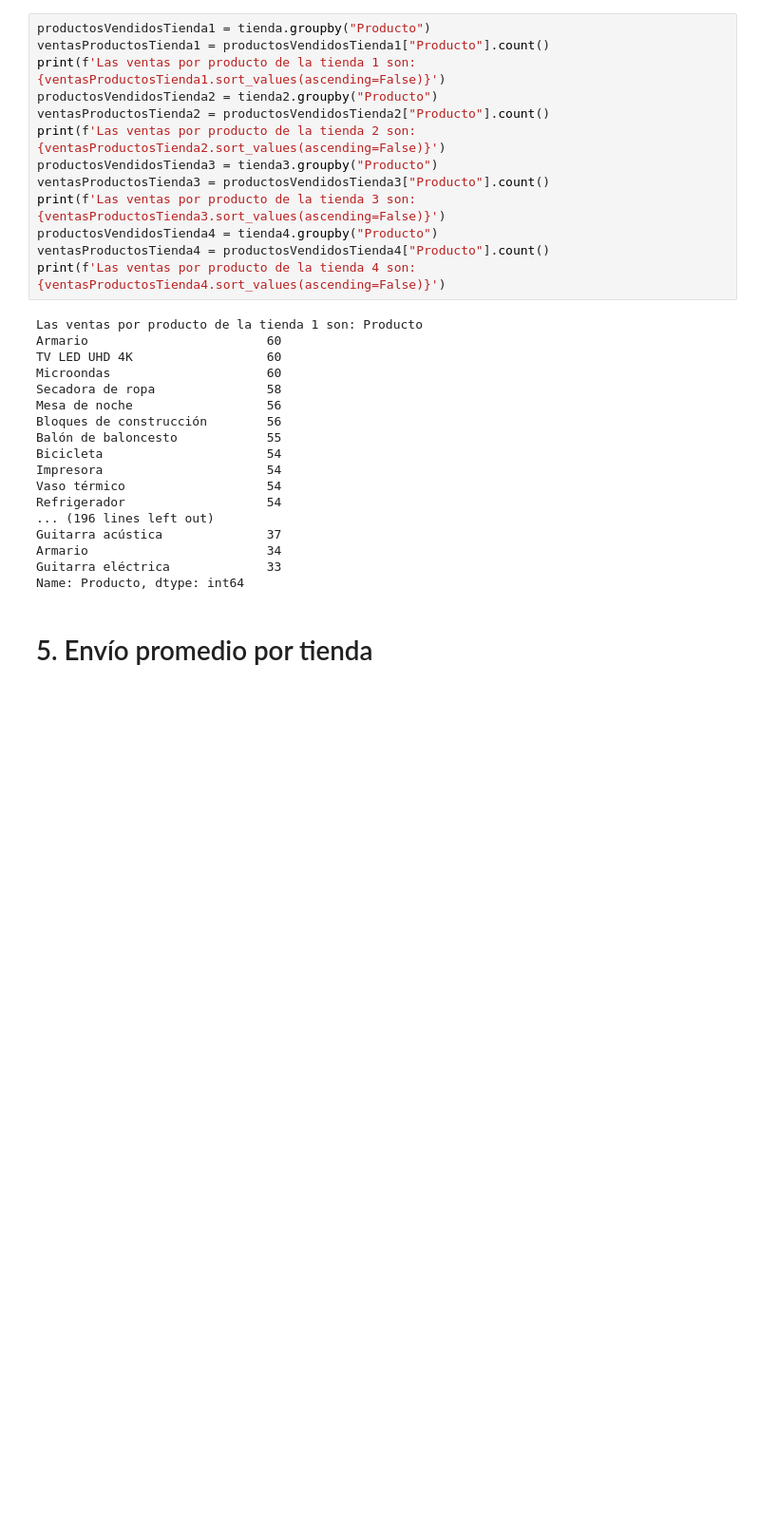
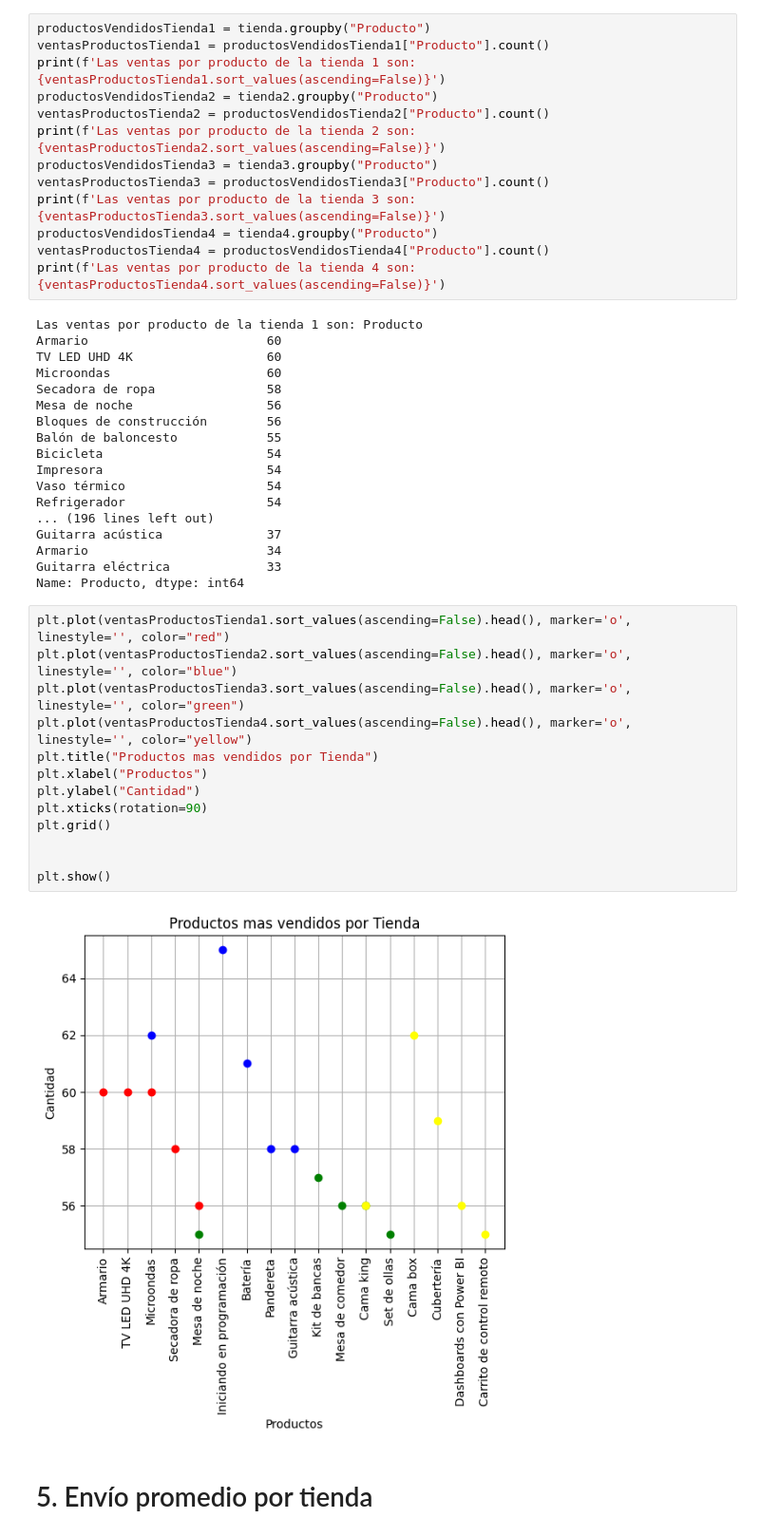
Before and after one commit to migueloropeza/challenge-alura-store, a Jupyter notebook: AluraStoreLatam.ipynb, the cells around one changed output. Shown: that part at 95% size. Cells and saved outputs as stored; diff of their text form; blank space fills up the shorter version.

```diff
--- a/AluraStoreLatam.ipynb
+++ b/AluraStoreLatam.ipynb
@@ -188,6 +199,21 @@ Guitarra acústica              37
 Armario                        34
 Guitarra eléctrica             33
 Name: Producto, dtype: int64
+# %%
+plt.plot(ventasProductosTienda1.sort_values(ascending=False).head(), marker='o', linestyle='', color="red")
+plt.plot(ventasProductosTienda2.sort_values(ascending=False).head(), marker='o', linestyle='', color="blue")
+plt.plot(ventasProductosTienda3.sort_values(ascending=False).head(), marker='o', linestyle='', color="green")
+plt.plot(ventasProductosTienda4.sort_values(ascending=False).head(), marker='o', linestyle='', color="yellow")
+plt.title("Productos mas vendidos por Tienda")
+plt.xlabel("Productos")
+plt.ylabel("Cantidad")
+plt.xticks(rotation=90)
+plt.grid()
+
+
+plt.show()
+# %% [output]
+[figure, added]
 # %% [markdown]
 # 5. Envío promedio por tienda
 # %%
```
Also changed, not shown: parts of 3 cells of this notebook.
